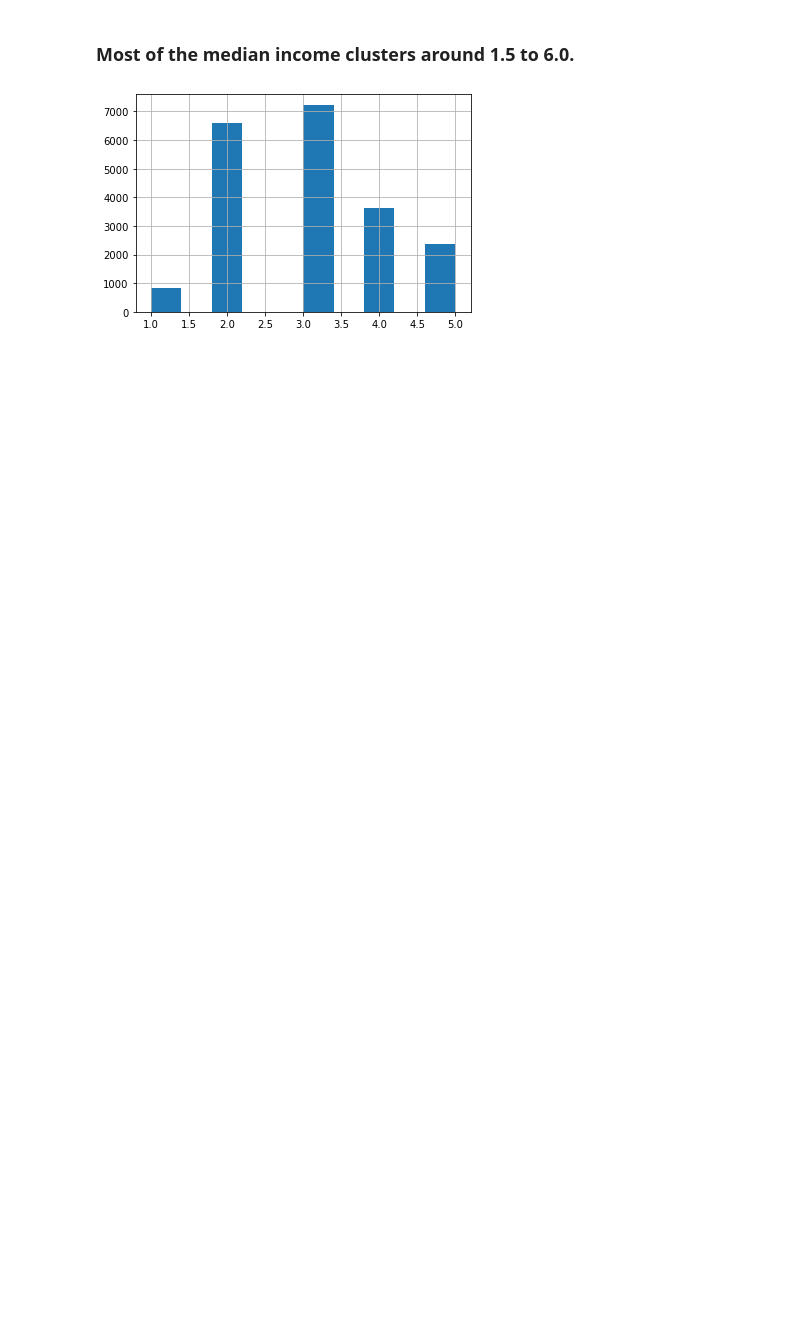
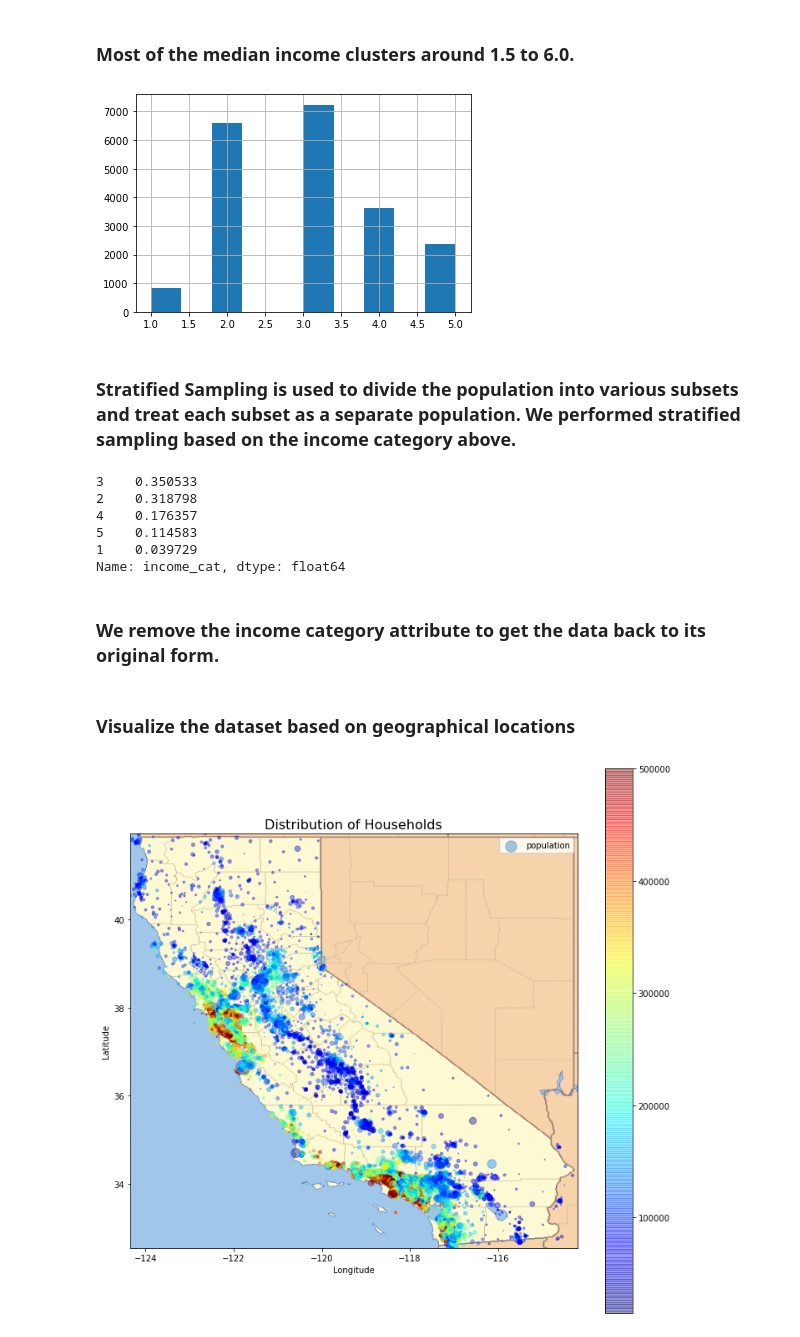
Before and after one commit to J3N1/pen15_project, a Jupyter notebook: CA Housing Prediction.ipynb, the cells around one changed output. Cells and saved outputs as stored; diff of their text form; code cells hidden in the pictures; blank space fills up the shorter version.

```diff
--- a/CA Housing Prediction.ipynb
+++ b/CA Housing Prediction.ipynb
@@ -78,3 +79,21 @@ data['income_cat'].hist()
 plt.show()
 # %% [output]
 [figure]
+# %% [markdown]
+### Stratified Sampling is used to divide the population into various subsets and treat each subset as a separate population. We performed stratified sampling based on the income category above.
+# %%
+from sklearn.model_selection import StratifiedShuffleSplit
+split = StratifiedShuffleSplit(n_splits=1, test_size=0.2, random_state=42)
+for train_index, test_index in split.split(data, data["income_cat"]):
+    strat_train_set = data.loc[train_index]
+    strat_test_set = data.loc[test_index]
+print(strat_test_set['income_cat'].value_counts()/len(strat_test_set))
+# %% [output]
+3    0.350533
+2    0.318798
+4    0.176357
+5    0.114583
+1    0.039729
+Name: income_cat, dtype: float64
+# %% [markdown]
+### We remove the income category attribute to get the data back to its original form.
@@ -80,0 +104,17 @@ plt.show()
+# %% [markdown]
+### Visualize the dataset based on geographical locations
+# %%
+plt.figure(figsize=(12,12))
+img=plt.imread("data/california.png")
+plt.imshow(img, zorder=0, extent=[-124.35,-114.2,32.54,41.95])
+
+plt.scatter(x=data['longitude'], y=data['latitude'], alpha=0.4, s=data['population']/100, label='population',
+         c=data['median_house_value'], cmap=plt.get_cmap('jet'), zorder=1)
+plt.colorbar()
+plt.title("Distribution of Households", size=16)
+plt.xlabel("Longitude")
+plt.ylabel("Latitude")
+plt.legend()
+plt.savefig("data/images/CA.png")
+# %% [output]
+[figure, added]
```
Also changed, not shown: parts of 14 cells of this notebook, 3 other files.
